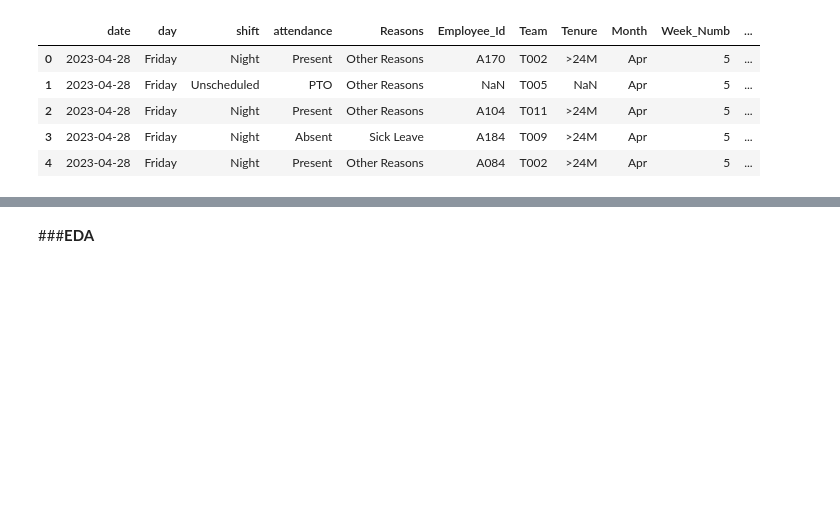
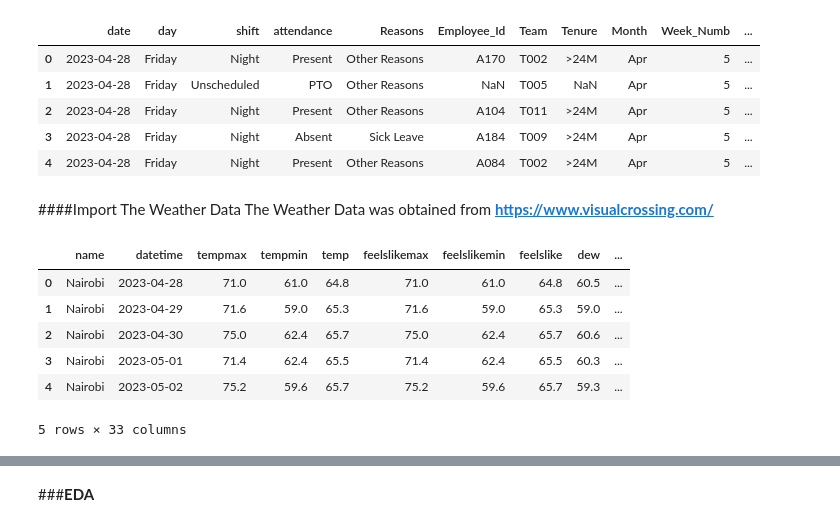
Before and after one commit to Jaeljane/100-days-of-code, a Jupyter notebook: Attendance_DecisionTreeClassifier.ipynb, the cells around one changed output, grey strips where cells are left out. Cells and saved outputs as stored; diff of their text form; code cells hidden in the pictures; blank space fills up the shorter version.

```diff
--- a/Attendance_DecisionTreeClassifier.ipynb
+++ b/Attendance_DecisionTreeClassifier.ipynb
@@ -57,3 +74,17 @@ df.head()
 | 2 | 2023-04-28 | Friday | Night | Present | Other Reasons | A104 | T011 | >24M | Apr | 5 | ... |
 | 3 | 2023-04-28 | Friday | Night | Absent | Sick Leave | A184 | T009 | >24M | Apr | 5 | ... |
 | 4 | 2023-04-28 | Friday | Night | Present | Other Reasons | A084 | T002 | >24M | Apr | 5 | ... |
+# %% [markdown]
+####Import The Weather Data
+The Weather Data was obtained from **https://www.visualcrossing.com/**
+# %%
+weather = pd.read_csv('/content/drive/MyDrive/Data Science/Nairobi_Weather.csv')
+weather.head()
+# %% [output]
+|  | name | datetime | tempmax | tempmin | temp | feelslikemax | feelslikemin | feelslike | dew | ... |
+| 0 | Nairobi | 2023-04-28 | 71.0 | 61.0 | 64.8 | 71.0 | 61.0 | 64.8 | 60.5 | ... |
+| 1 | Nairobi | 2023-04-29 | 71.6 | 59.0 | 65.3 | 71.6 | 59.0 | 65.3 | 59.0 | ... |
+| 2 | Nairobi | 2023-04-30 | 75.0 | 62.4 | 65.7 | 75.0 | 62.4 | 65.7 | 60.6 | ... |
+| 3 | Nairobi | 2023-05-01 | 71.4 | 62.4 | 65.5 | 71.4 | 62.4 | 65.5 | 60.3 | ... |
+| 4 | Nairobi | 2023-05-02 | 75.2 | 59.6 | 65.7 | 75.2 | 59.6 | 65.7 | 59.3 | ... |
+5 rows × 33 columns
```
Also changed, not shown: parts of 22 cells of this notebook.
